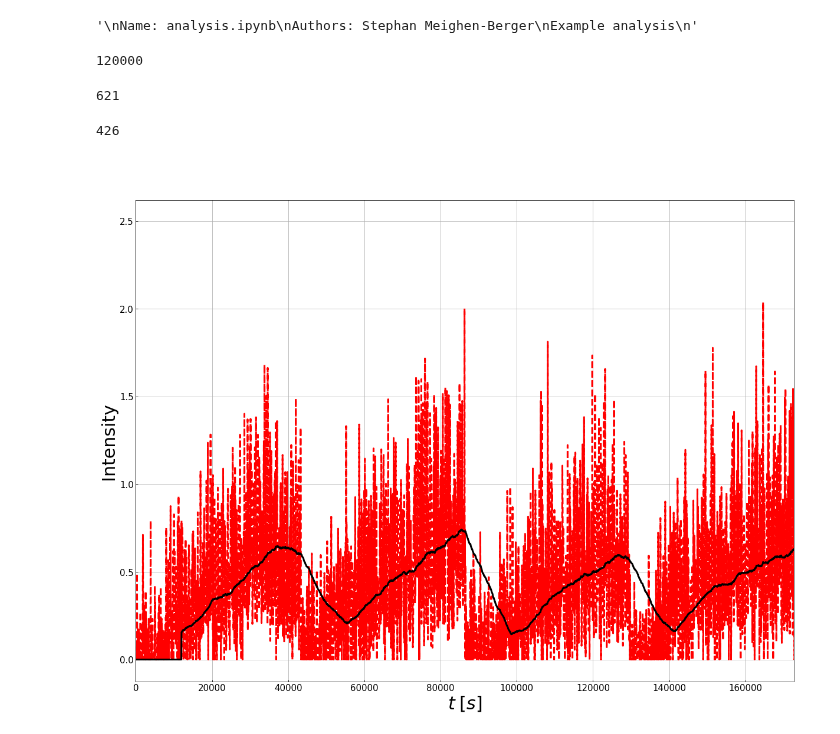
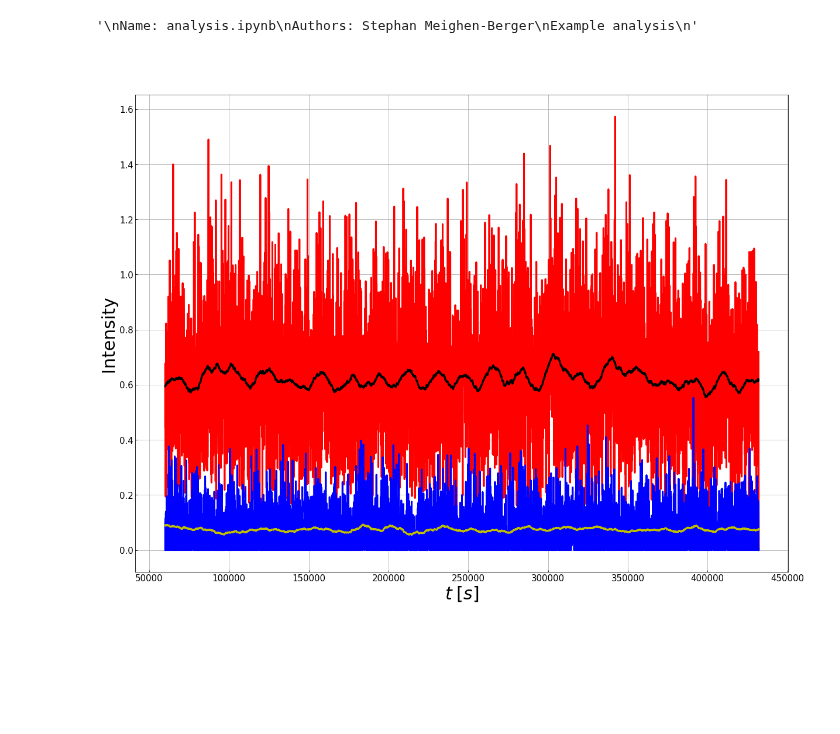
Before and after one commit to MeighenBergerS/fourth_day, a Jupyter notebook: examples/analysis.ipynb, the cells around one changed output. Drawn from its saved outputs; the diff is of its cells as text; code cells hidden in the pictures; blank space fills up the shorter version.

```diff
--- a/examples/analysis.ipynb
+++ b/examples/analysis.ipynb
@@ -48,53 +68,80 @@ average_fft = np.abs(np.fft.fft(np.sqrt(average_smoothed)))**2.
+# %%
+# Average smoothed realistic
+average = np.nan_to_num(np.average(binned_data, axis=0))
+# average = average - np.mean(average)
+average_fft = np.abs(np.fft.fft(average))
+frequencies_average = np.fft.fftfreq(average.size, d=np.diff(times[-1])[0])
+data_smoothed = np.array([
+    pd.Series(binned_data[i]).rolling(window=smoothing_window, center=True, min_periods=1).mean()
+    for i in range(data_count)
+])
+# data_smoothed = np.array([(data_smoothed[i] - np.mean(data_smoothed[i])).flatten() for i in range(data_count)])
+average_smoothed = np.average(data_smoothed, axis=0)
+average_smoothed_fft = np.abs(np.fft.fft(average_smoothed))
+frequencies_smoothed = np.fft.fftfreq(average_smoothed.size, d=np.diff(times[-1])[0])
+# Average smoothed approx
+average_approx = np.nan_to_num(np.average(binned_data_approx, axis=0))
+# average_approx = average_approx - np.mean(average_approx)
+average_fft_approx = np.abs(np.fft.fft(average_approx))
+frequencies_approx = np.fft.fftfreq(average_approx.size, d=np.diff(times[-1])[0])
+data_smoothed = np.array([
+    pd.Series(binned_data_approx[i]).rolling(window=smoothing_window, center=True, min_periods=1).mean()
+    for i in range(data_count)
+])
+# data_smoothed = np.array([(data_smoothed[i] - np.mean(data_smoothed[i])).flatten() for i in range(data_count)])
+average_smoothed_approx = np.average(data_smoothed, axis=0)
+average_smoothed_fft_approx = np.abs(np.fft.fft(average_smoothed_approx))
+frequencies_smoothed_approx = np.fft.fftfreq(average_smoothed_approx.size, d=np.diff(times[-1])[0])
 # %%
 # Plotting standards
 std_size = 20.
 fontsize = 30.
 lw=3.
 h_length=1.5
-# %%
-times[0][2000]
-# %% [output]
-120000
-# %%
-np.argmax(average_smoothed[:1000])
-# %% [output]
-621
-# %%
-np.argmax(average_smoothed[1000:2000])
-# %% [output]
-426
 # %%
 # Time distributions
 figure, (ax1) = plt.subplots(1, 1, figsize=(std_size, std_size * 6. / 8.), sharex=True)
+# Realistic
 ax1.plot(
     times[0],
     average,
-    lw=lw, color='r', ls='--'
+    lw=lw, color='r', ls='-'
 )
 ax1.plot(
     times[0],
     average_smoothed,
     lw=lw, color='k',
 )
-ax1.set_xlim(0, 720 * 60 * 4)
+# Approx
+ax1.plot(
+    times_approx[0],
+    average_approx,
+    lw=lw, color='b', ls='-'
+)
+ax1.plot(
+    times_approx[0],
+    average_smoothed_approx,
+    lw=lw, color='y',
+)
+# ax1.set_xlim(0, 720 * 60 * 4)
 # ax1.set_ylim(0, 2 * 720 * 60)
 ax1.set_xscale('linear')
 ax1.set_yscale('linear')
 ax1.set_xlabel(r'$t\;[s]$', fontsize=fontsize)
 ax1.set_ylabel(r'Intensity', fontsize=fontsize)
 ax1.tick_params(axis = 'both', which = 'major', labelsize=fontsize/2, direction='in')
 ax1.tick_params(axis = 'both', which = 'minor', labelsize=fontsize/2, direction='in')
 ax1.grid(True)
 h, l = ax1.get_legend_handles_labels()
 lgd1 = ax1.legend(h[:2],l[:2], loc=9, bbox_to_anchor=(0.5, +1.1),
                   ncol=2, fontsize=fontsize, handlelength=h_length,
                   fancybox=True, frameon=False)
 lgd2 = ax1.legend(h[2:],l[2:], loc=9, bbox_to_anchor=(0.5, +1.1),
                   ncol=2, fontsize=fontsize, handlelength=h_length,
                   fancybox=True, frameon=False)
 ax1.add_artist(lgd1)
 plt.show()
 # %% [output]
-[figure, old version]
+[figure, new version]
 # %%
 figure, (ax1) = plt.subplots(1, 1, figsize=(std_size, std_size * 6. / 8.), sharex=True)
```
Also changed, not shown: parts of 5 cells of this notebook, 11 other files.
